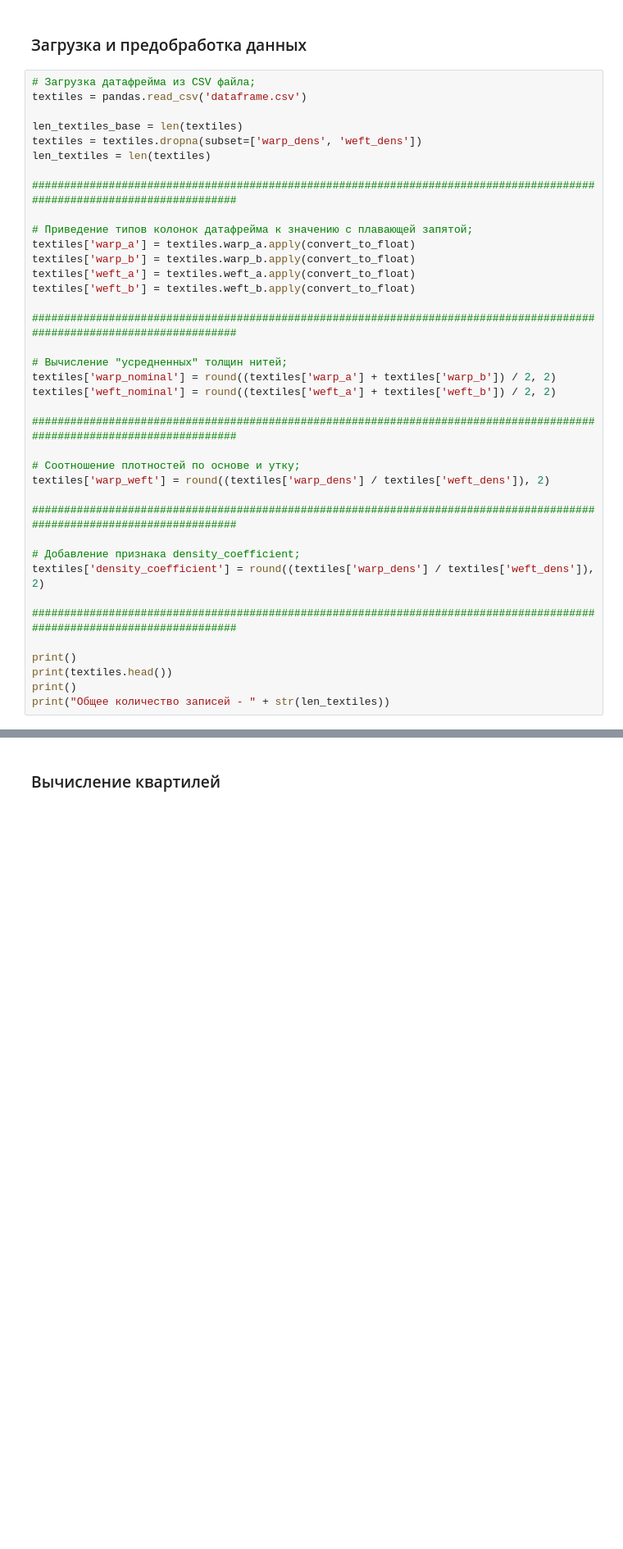
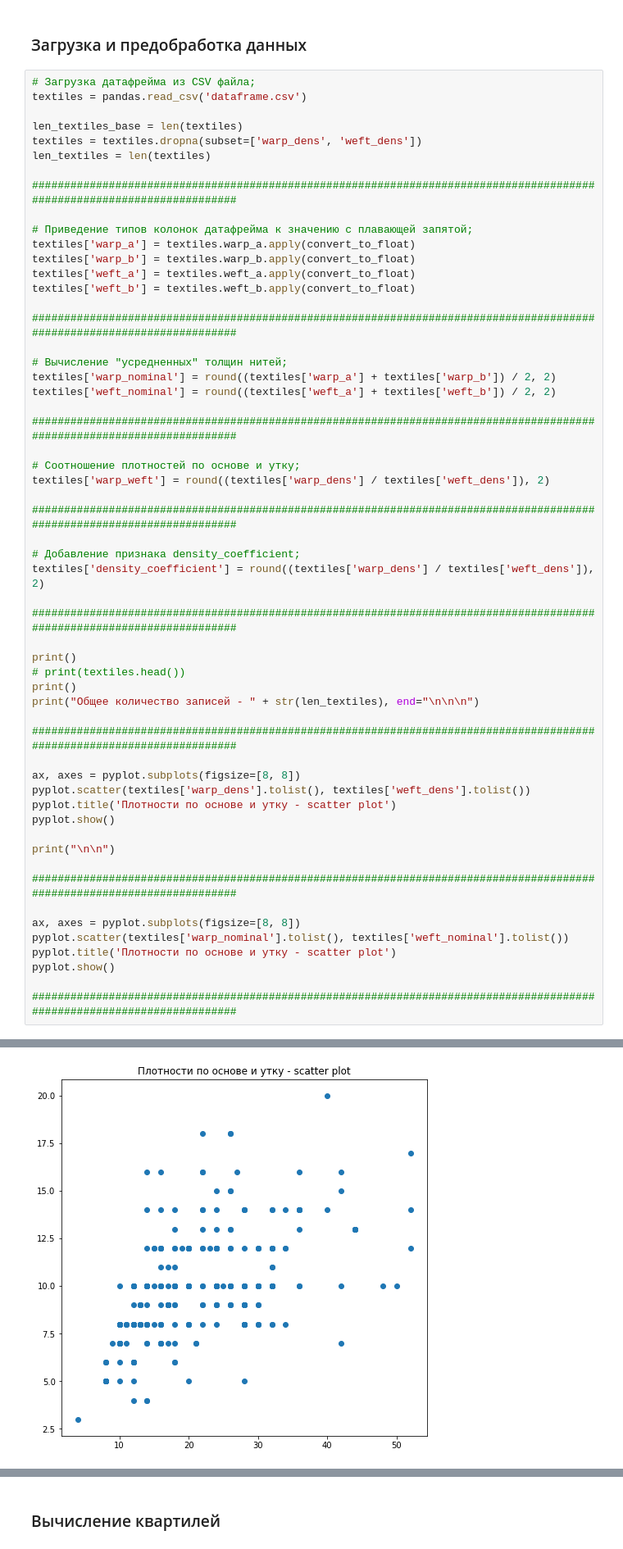
Before and after one commit to streltcov/textile_data, a Jupyter notebook: notebook.ipynb, the cells around one changed output, grey strips where cells are left out. Shown at 82% size. Cells and saved outputs as stored; diff of their text form; blank space fills up the shorter version.

```diff
--- a/notebook.ipynb
+++ b/notebook.ipynb
@@ -90,7 +90,25 @@ textiles['density_coefficient'] = round((textiles['warp_dens'] / textiles['weft_
 ########################################################################################################################
 
 print()
-print(textiles.head())
+# print(textiles.head())
 print()
-print("Общее количество записей - " + str(len_textiles))
+print("Общее количество записей - " + str(len_textiles), end="\n\n\n")
+
+########################################################################################################################
+
+ax, axes = pyplot.subplots(figsize=[8, 8])
+pyplot.scatter(textiles['warp_dens'].tolist(), textiles['weft_dens'].tolist())
+pyplot.title('Плотности по основе и утку - scatter plot')
+pyplot.show()
+
+print("\n\n")
+
+########################################################################################################################
+
+ax, axes = pyplot.subplots(figsize=[8, 8])
+pyplot.scatter(textiles['warp_nominal'].tolist(), textiles['weft_nominal'].tolist())
+pyplot.title('Плотности по основе и утку - scatter plot')
+pyplot.show()
+
+########################################################################################################################
 # %% [output]
@@ -113 +115,2 @@ print("Общее количество записей - " + str(len_textiles))
 Общее количество записей - 303
+[figure, added]
```
Also changed, not shown: parts of 10 cells of this notebook.
